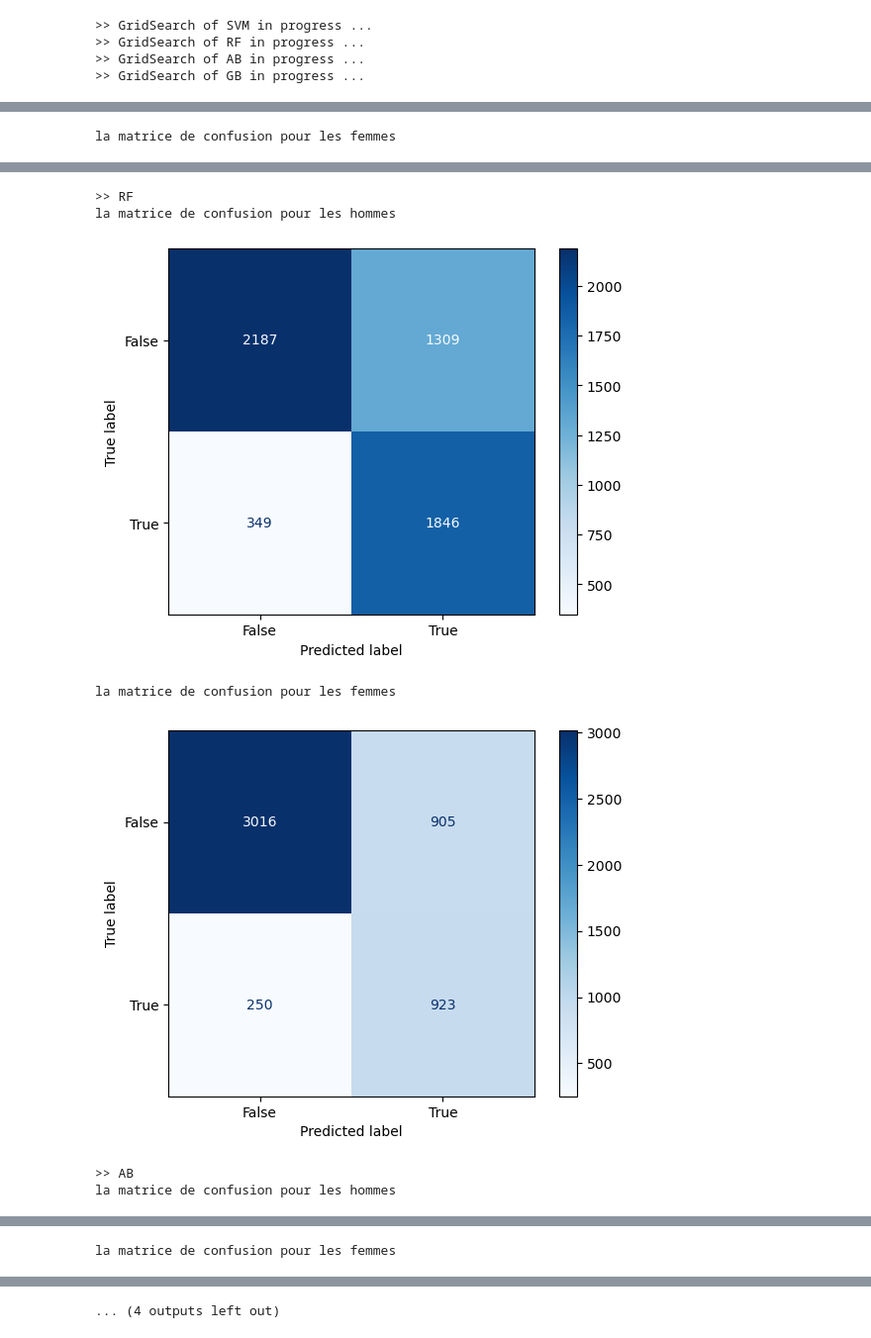
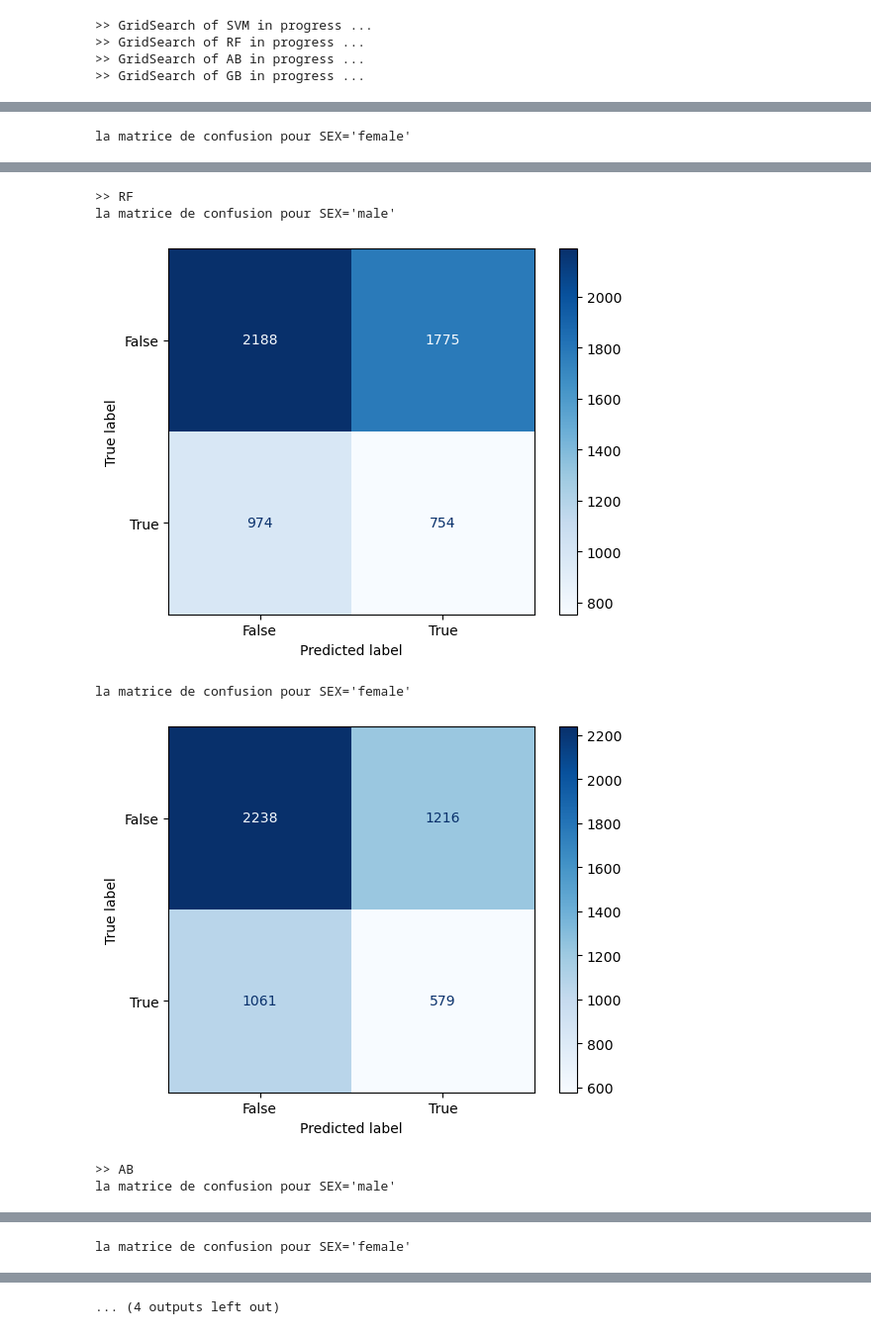
Before and after one commit to GhizlaneBadaoui/supervisedML, a Jupyter notebook: TP1_SML.ipynb, the cells around one changed output, grey strips where cells are left out. Shown at 99% size. Drawn from its saved outputs; the diff is of its cells as text; code cells hidden in the pictures.

```diff
--- a/TP1_SML.ipynb
+++ b/TP1_SML.ipynb
@@ -59,7 +61,7 @@ print(y.shape)
 # %%
 # Standrize and split the data
 scaler = StandardScaler()
-scaler.fit_transform(X)
+X = scaler.fit_transform(X)
 
 X_train, X_test, y_train, y_test = train_test_split(X,y, test_size=0.2)
 # %%
@@ -507 +510,7 @@ plt.show()
+# %%
+# ####################################### TP2 ##################################################
+X_train = pd.DataFrame(X_train, columns = feature_names)
+y_train = pd.DataFrame(y_train, columns = target_name)
+X_test = pd.DataFrame(X_test, columns = feature_names)
+y_test = pd.DataFrame(y_test, columns = target_name)
 # %%
@@ -556,16 +559,20 @@ for index, corr in enumerate(correlations):
 # %%
-###### c :
-# On récupère l'importance des features pour chaque modèle et on les plot(pour chaque modèle)
+# c)
+plt.figure(figsize=(10,10))
 for index, model in enumerate(best_estimators):
+    plt.subplot(2,2,index+1)
+
     result = permutation_importance(model, X_test, y_test, n_repeats=10, random_state=42)
     importance = result.importances_mean
-    feature_names = X_test.columns
-    # Affichage des importances des features dans un graphique
-    plt.figure(figsize=(8, 6))
+
     sorted_idx = importance.argsort()
-    plt.barh(range(len(sorted_idx)), importance[sorted_idx], align='center', color='skyblue')
+    bars = plt.barh(range(len(sorted_idx)), importance[sorted_idx], align='center', color='skyblue')
     plt.yticks(range(len(sorted_idx)), feature_names[sorted_idx])  # Utilisation des vrais noms de features
-    plt.xlabel('Importance')
-    plt.title(names[index] +" : Importance des features")
-    plt.show()
+    plt.xlabel('importance', fontsize='8')
+    plt.title(names[index])
+
+    for i, val in enumerate(importance[sorted_idx]):
+        plt.text(val, i, f'{val:.4f}', ha='left', va='center', fontsize='8')
+
+plt.show()
 # %% [output]
@@ -578,11 +580,10 @@ for index, model in enumerate(best_estimators):
 # %%
-###### 2 : Equité des modèles ###########################################
-###### a :
-###### diviser le dataset en deux groupes par apport au SEX(male group et female group)
+# ################## -2- Equité des modèles ################## #
+# a)
 dataset = pd.concat([X_ne, y_ne], axis=1)
 
-male_group_dataset = dataset[dataset['SEX'] == 1.0]
-female_group_dataset = dataset[dataset['SEX'] == 2.0]
+male_group_dataset = dataset[dataset['SEX'] == -0.9460959372092215]
+female_group_dataset = dataset[dataset['SEX'] == 1.0569752608279706]
 
 y_ne_male = male_group_dataset[['PINCP']].copy()
 y_ne_female = female_group_dataset[['PINCP']].copy()
@@ -595,10 +596,10 @@ print("f ",len(X_ne_female)," ",len(y_ne_female))
 
 for index, best_model in enumerate(best_estimators):
     print(">> {}".format(names[index]))
-    print("la matrice de confusion pour les hommes")
+    print("la matrice de confusion pour SEX='male'")
     y_pred_male = best_model.predict(X_ne_male)
     plot_confusion_matrix(confusion_matrix(y_ne_male, y_pred_male.round()))
-    print("la matrice de confusion pour les femmes")
+    print("la matrice de confusion pour SEX='female'")
     y_pred_female = best_model.predict(X_ne_female)
     plot_confusion_matrix(confusion_matrix(y_ne_female, y_pred_female.round()))
 # %% [output]
@@ -610 +611 @@ la matrice de confusion pour les hommes
-la matrice de confusion pour les femmes
+la matrice de confusion pour SEX='female'
@@ -612,7 +613,7 @@ la matrice de confusion pour les femmes
 >> RF
-la matrice de confusion pour les hommes
+la matrice de confusion pour SEX='male'
-[figure, old version]
+[figure, new version]
-la matrice de confusion pour les femmes
+la matrice de confusion pour SEX='female'
-[figure, old version]
+[figure, new version]
 >> AB
-la matrice de confusion pour les hommes
+la matrice de confusion pour SEX='male'
@@ -620 +621 @@ la matrice de confusion pour les hommes
-la matrice de confusion pour les femmes
+la matrice de confusion pour SEX='female'
```
Also changed, not shown: parts of 28 cells of this notebook, 25 other files.
